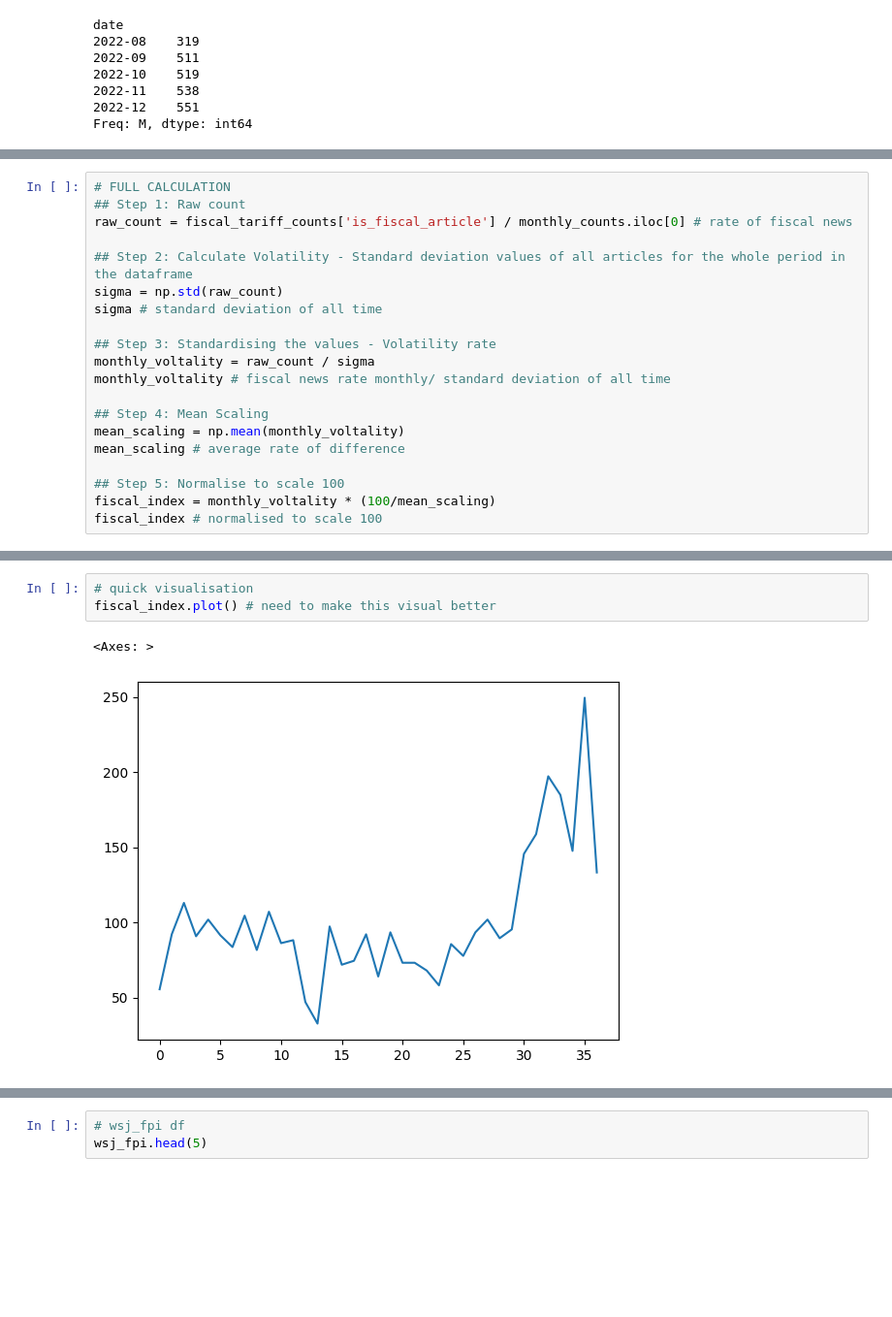
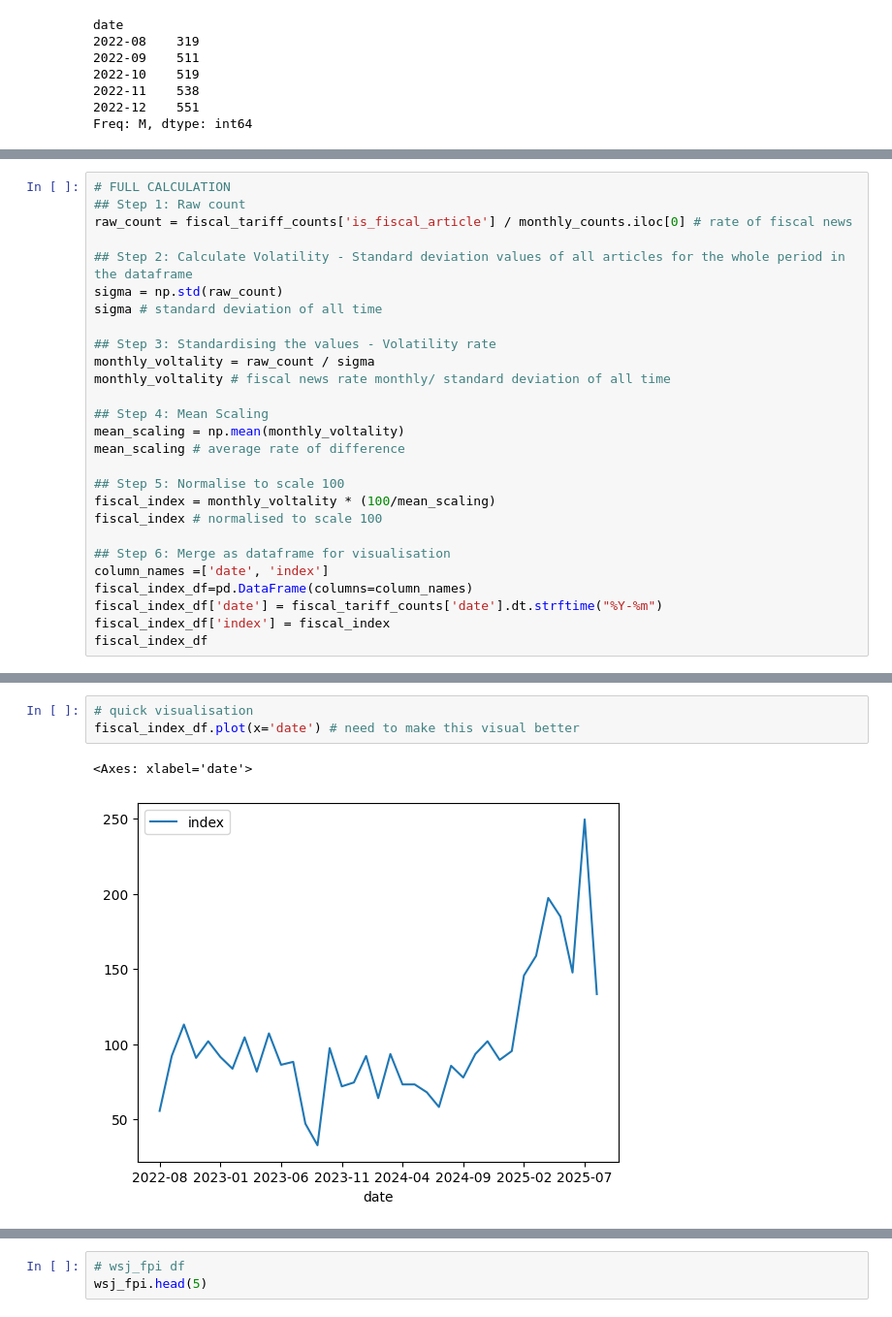
Before and after one commit to nguyenhaitran/Fiscal-Trade-Policy-Intelligence, a Jupyter notebook: fiscal_policy_index/pdf_extraction.ipynb, the cells around one changed output, grey strips where cells are left out. Shown at 97% size. Saved outputs shown, nothing was run; the diff lists cells and outputs as text; blank space fills up the shorter version.

```diff
--- a/fiscal_policy_index/pdf_extraction.ipynb
+++ b/fiscal_policy_index/pdf_extraction.ipynb
@@ -473,4 +550,11 @@ mean_scaling # average rate of difference
 ## Step 5: Normalise to scale 100
 fiscal_index = monthly_voltality * (100/mean_scaling)
 fiscal_index # normalised to scale 100
+
+## Step 6: Merge as dataframe for visualisation
+column_names =['date', 'index']
+fiscal_index_df=pd.DataFrame(columns=column_names)
+fiscal_index_df['date'] = fiscal_tariff_counts['date'].dt.strftime("%Y-%m")
+fiscal_index_df['index'] = fiscal_index
+fiscal_index_df
 # %% [output]
@@ -494,8 +578,8 @@ Name: is_fiscal_article, dtype: float64
 # %%
 # quick visualisation
-fiscal_index.plot() # need to make this visual better
+fiscal_index_df.plot(x='date') # need to make this visual better
 # %% [output]
-<Axes: >
+<Axes: xlabel='date'>
-[figure, old version]
+[figure, new version]
 # %%
 # ORIGINAL CALCULATION, DO NOT CHANGE THIS PART
```
Also changed, not shown: parts of 9 cells of this notebook.
